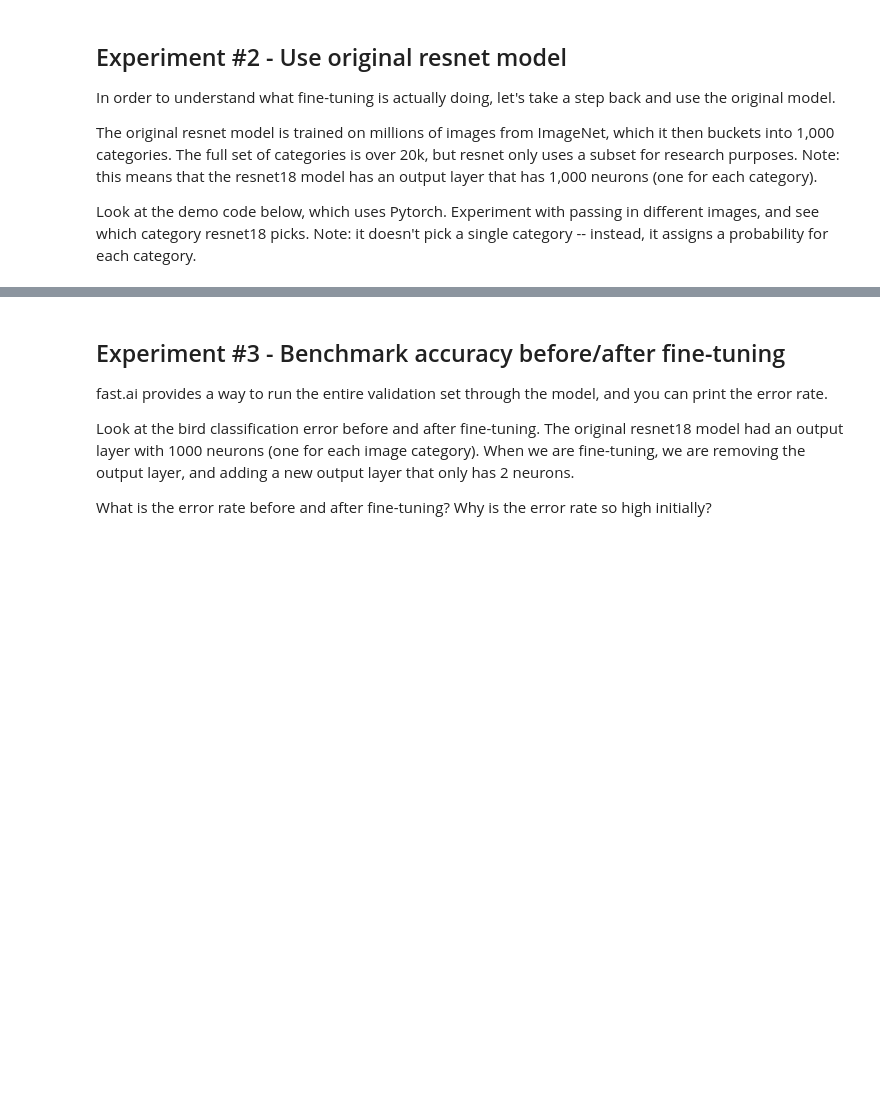
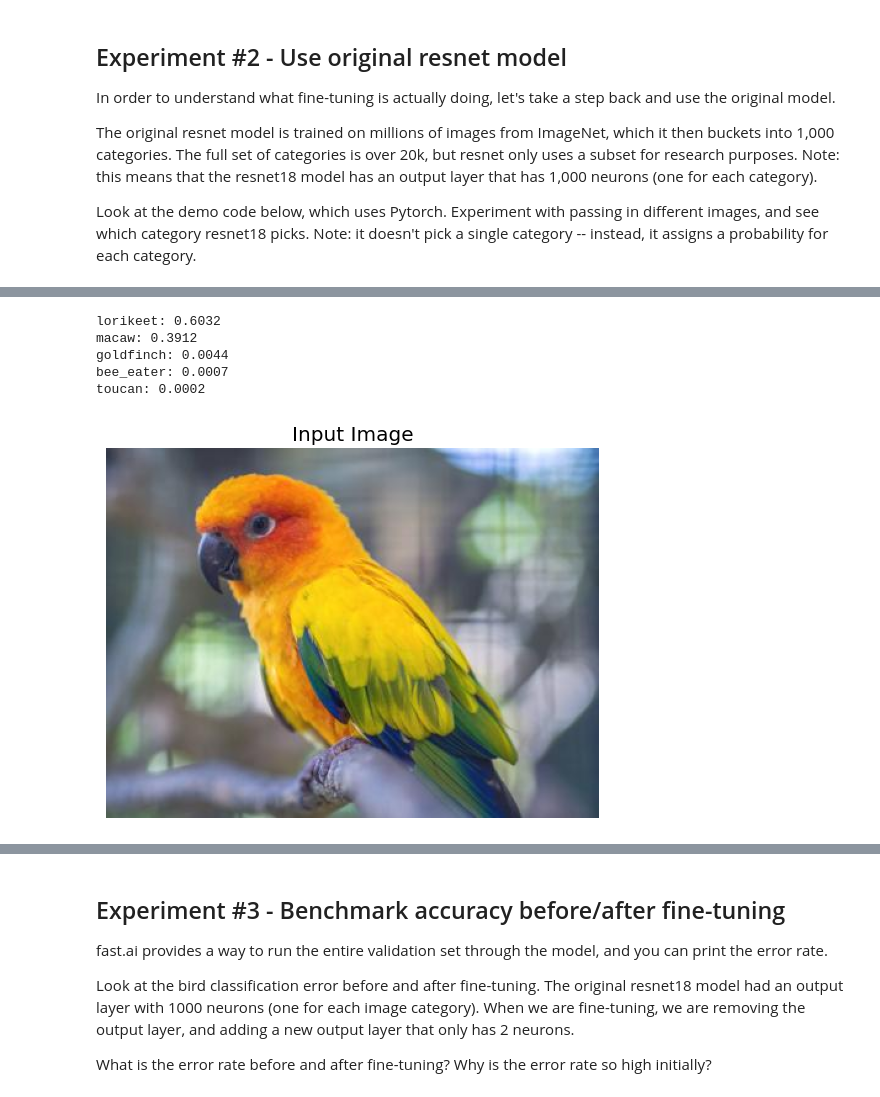
Before and after one commit to praneethys/codepath-bootcamp, a Jupyter notebook: notebooks/AI_LLM_for_Devs_Week_1_Experiment_notebook.ipynb, the cells around one changed output, grey strips where cells are left out. Drawn from its saved outputs; the diff is of its cells as text; code cells hidden in the pictures; blank space fills up the shorter version.

```diff
--- a/notebooks/AI_LLM_for_Devs_Week_1_Experiment_notebook.ipynb
+++ b/notebooks/AI_LLM_for_Devs_Week_1_Experiment_notebook.ipynb
@@ -185,0 +228,10 @@ get_predictions(image_path, imagenet_classes)
+# %%
+image_path = get_image_files(path/'bird_or_not/bird')[random.randint(0, 100)]
+get_predictions(image_path, imagenet_classes)
+# %% [output]
+lorikeet: 0.6032
+macaw: 0.3912
+goldfinch: 0.0044
+bee_eater: 0.0007
+toucan: 0.0002
+[figure, added]
```
Also changed, not shown: parts of 7 cells of this notebook.
